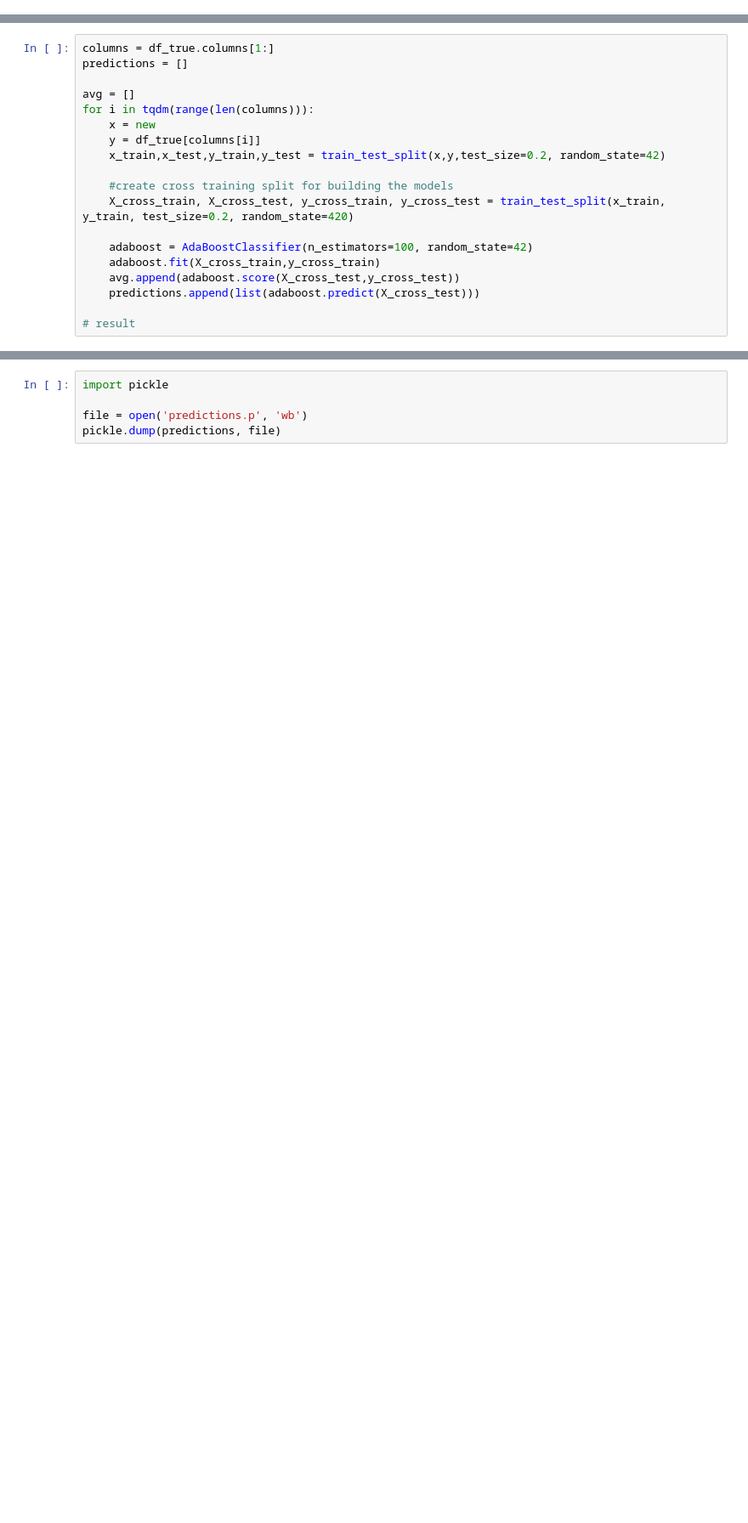
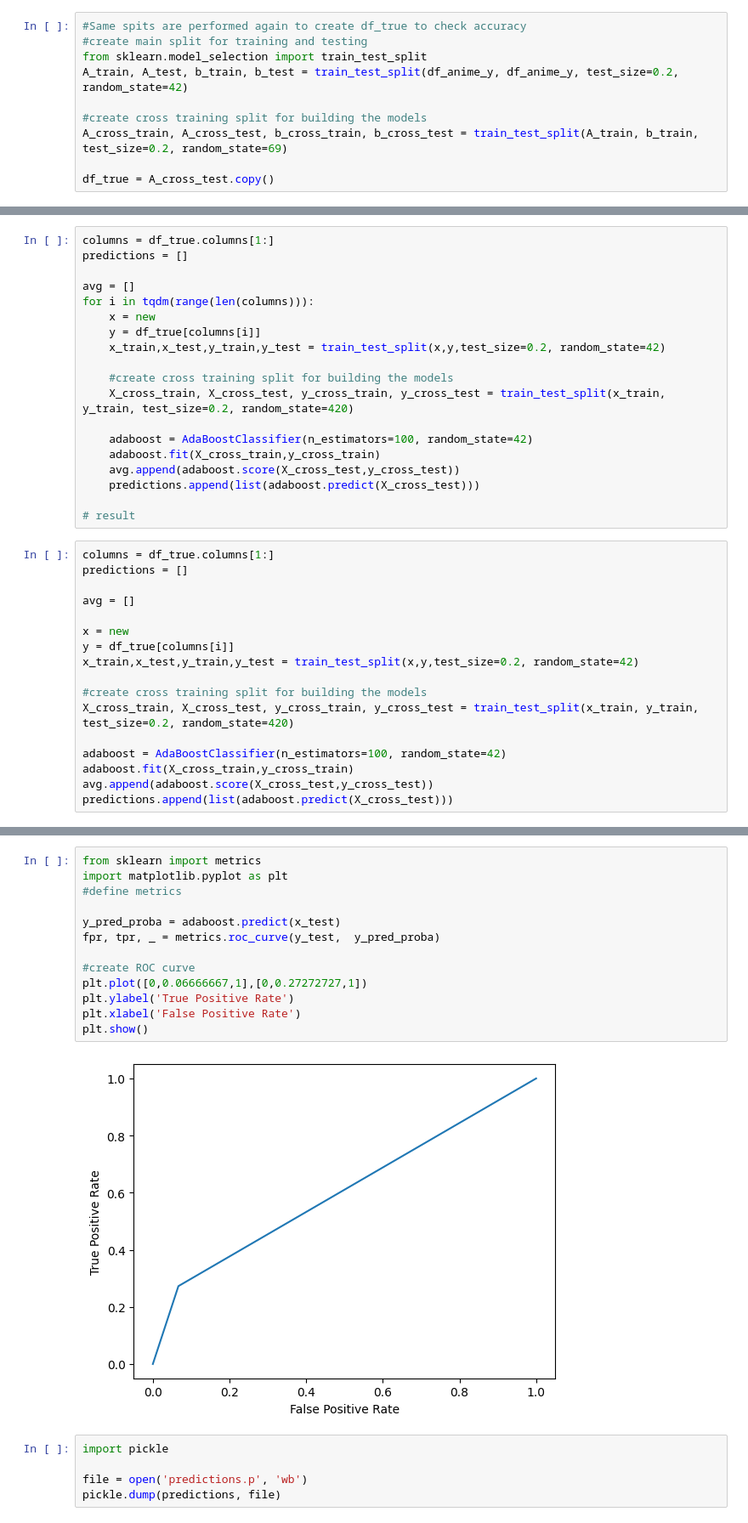
Before and after one commit to nle244/MAL-Recommendation, a Jupyter notebook: adaboost.ipynb, the cells around one changed output, grey strips where cells are left out. Shown at 85% size. Saved outputs shown, nothing was run; the diff lists cells and outputs as text; blank space fills up the shorter version.

```diff
--- a/adaboost.ipynb
+++ b/adaboost.ipynb
@@ -30,3 +30,13 @@ x_train,x_test,y_train,y_test = train_test_split(x,y,test_size=0.2, random_state
 #create cross training split for building the models
 X_cross_train, X_cross_test, y_cross_train, y_cross_test = train_test_split(x_train, y_train, test_size=0.2, random_state=420)
 df_predictions = y_cross_test.copy()
+# %%
+#Same spits are performed again to create df_true to check accuracy
+#create main split for training and testing
+from sklearn.model_selection import train_test_split
+A_train, A_test, b_train, b_test = train_test_split(df_anime_y, df_anime_y, test_size=0.2, random_state=42)
+
+#create cross training split for building the models
+A_cross_train, A_cross_test, b_cross_train, b_cross_test = train_test_split(A_train, b_train, test_size=0.2, random_state=69)
+
+df_true = A_cross_test.copy()
@@ -49,3 +75,20 @@ for i in tqdm(range(len(columns))):
     predictions.append(list(adaboost.predict(X_cross_test)))
 
 # result
+# %%
+columns = df_true.columns[1:]
+predictions = []
+
+avg = []
+
+x = new
+y = df_true[columns[i]]
+x_train,x_test,y_train,y_test = train_test_split(x,y,test_size=0.2, random_state=42)
+
+#create cross training split for building the models
+X_cross_train, X_cross_test, y_cross_train, y_cross_test = train_test_split(x_train, y_train, test_size=0.2, random_state=420)
+
+adaboost = AdaBoostClassifier(n_estimators=100, random_state=42)
+adaboost.fit(X_cross_train,y_cross_train)
+avg.append(adaboost.score(X_cross_test,y_cross_test))
+predictions.append(list(adaboost.predict(X_cross_test)))
@@ -52,3 +99,18 @@ for i in tqdm(range(len(columns))):
+# %%
+from sklearn import metrics
+import matplotlib.pyplot as plt
+#define metrics
+
+y_pred_proba = adaboost.predict(x_test)
+fpr, tpr, _ = metrics.roc_curve(y_test,  y_pred_proba)
+
+#create ROC curve
+plt.plot([0,0.06666667,1],[0,0.27272727,1])
+plt.ylabel('True Positive Rate')
+plt.xlabel('False Positive Rate')
+plt.show()
+# %% [output]
+[figure, added]
 # %%
 import pickle
 
```
Also changed, not shown: parts of 7 cells of this notebook, 13 other files.
